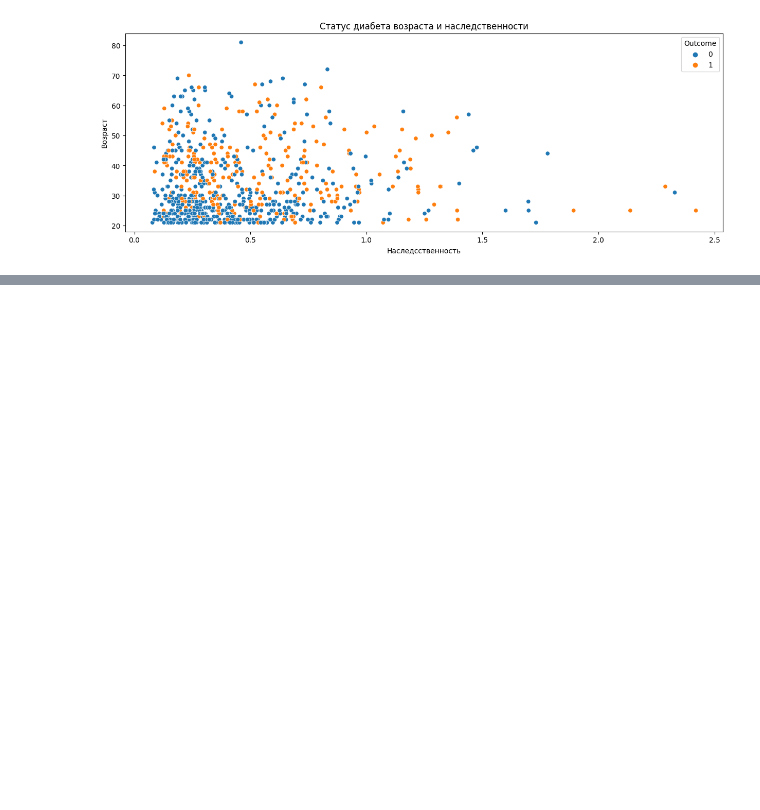
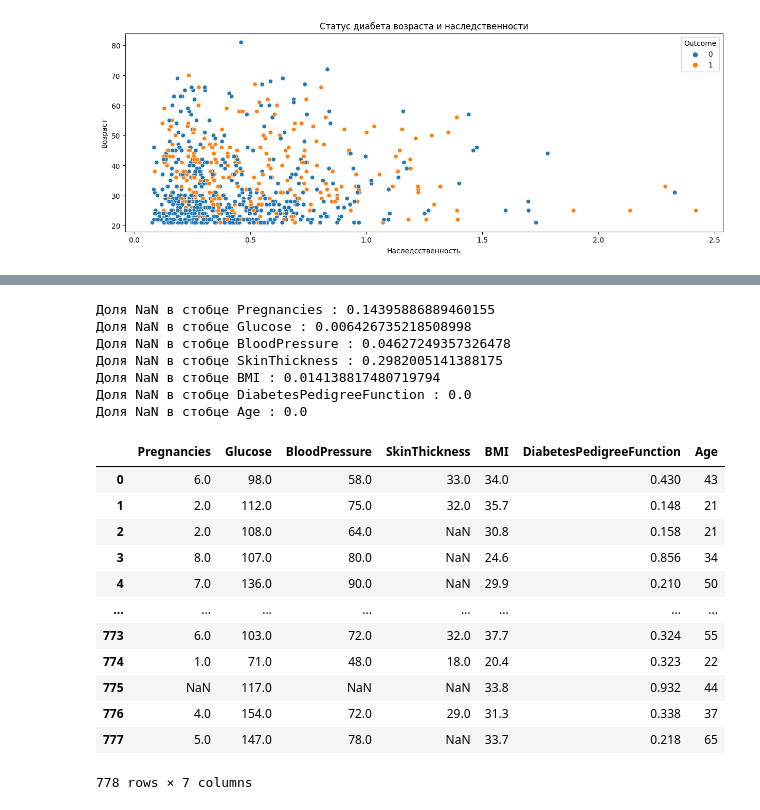
Before and after one commit to Dharmaviira/First_project_of_SF, a Jupyter notebook: Learning-DS-SF/PYTHON-14_Data_Cleaning/FE-Data_Cleaning.ipynb, the cells around one changed output, grey strips where cells are left out. Drawn from its saved outputs; the diff is of its cells as text; code cells hidden in the pictures; blank space fills up the shorter version.

```diff
--- a/Learning-DS-SF/PYTHON-14_Data_Cleaning/FE-Data_Cleaning.ipynb
+++ b/Learning-DS-SF/PYTHON-14_Data_Cleaning/FE-Data_Cleaning.ipynb
@@ -118,0 +147,22 @@ Text(0, 0.5, 'Возраст')
+# %%
+#список неинформативных признаков
+low_information_cols = []
+
+#цикл по всем столбцам
+for col in diabetes.columns:
+    #наибольшая относительная частота в признаке
+    top_freq = diabetes[col].value_counts(normalize=True).max()
+    #доля уникальных значений от размера признака
+    nunique_ratio = diabetes[col].nunique() / diabetes[col].count()
+    # сравниваем наибольшую частоту с порогом
+    if top_freq > 0.95:
+        low_information_cols.append(col)
+        print(f'{col}: {round(top_freq*100, 2)}% одинаковых значений')
+    # сравниваем долю уникальных значений с порогом
+    if nunique_ratio > 0.95:
+        low_information_cols.append(col)
+        print(f'{col}: {round(nunique_ratio*100, 2)}% уникальных значений')
+
+del diabetes['Gender']
+
+display(diabetes)
@@ -118,0 +184,38 @@ Text(0, 0.5, 'Возраст')
+# %%
+import numpy as np
+
+diabetes = diabetes.replace(0, np.nan)
+
+# nan_ratio = diabetes['Insulin'].isna().sum() / len(diabetes['Insulin'])
+# print(f"Доля NaN в стобце Insulin: {nan_ratio}")
+
+for col in diabetes.columns:
+    # определяем долю NaN в столбце
+    nan_ratios = diabetes[col].isna().sum() / len(diabetes[col])
+    # сравниваем долю NaN c целевым порогом
+    # if nan_ratios > 0.3:
+    #     diabetes=diabetes.drop(col,axis=1)
+    print(f"Доля NaN в стобце {col} : {nan_ratios}")
+
+display(diabetes)
+# %% [output]
+Доля NaN в стобце Pregnancies : 0.14395886889460155
+Доля NaN в стобце Glucose : 0.006426735218508998
+Доля NaN в стобце BloodPressure : 0.04627249357326478
+Доля NaN в стобце SkinThickness : 0.2982005141388175
+Доля NaN в стобце BMI : 0.014138817480719794
+Доля NaN в стобце DiabetesPedigreeFunction : 0.0
+Доля NaN в стобце Age : 0.0
+|  | Pregnancies | Glucose | BloodPressure | SkinThickness | BMI | DiabetesPedigreeFunction | Age |
+| 0 | 6.0 | 98.0 | 58.0 | 33.0 | 34.0 | 0.430 | 43 |
+| 1 | 2.0 | 112.0 | 75.0 | 32.0 | 35.7 | 0.148 | 21 |
+| 2 | 2.0 | 108.0 | 64.0 | NaN | 30.8 | 0.158 | 21 |
+| 3 | 8.0 | 107.0 | 80.0 | NaN | 24.6 | 0.856 | 34 |
+| 4 | 7.0 | 136.0 | 90.0 | NaN | 29.9 | 0.210 | 50 |
+| ... | ... | ... | ... | ... | ... | ... | ... |
+| 773 | 6.0 | 103.0 | 72.0 | 32.0 | 37.7 | 0.324 | 55 |
+| 774 | 1.0 | 71.0 | 48.0 | 18.0 | 20.4 | 0.323 | 22 |
+| 775 | NaN | 117.0 | NaN | NaN | 33.8 | 0.932 | 44 |
+| 776 | 4.0 | 154.0 | 72.0 | 29.0 | 31.3 | 0.338 | 37 |
+| 777 | 5.0 | 147.0 | 78.0 | NaN | 33.7 | 0.218 | 65 |
+778 rows × 7 columns
```
Also changed, not shown: parts of 3 cells of this notebook.
